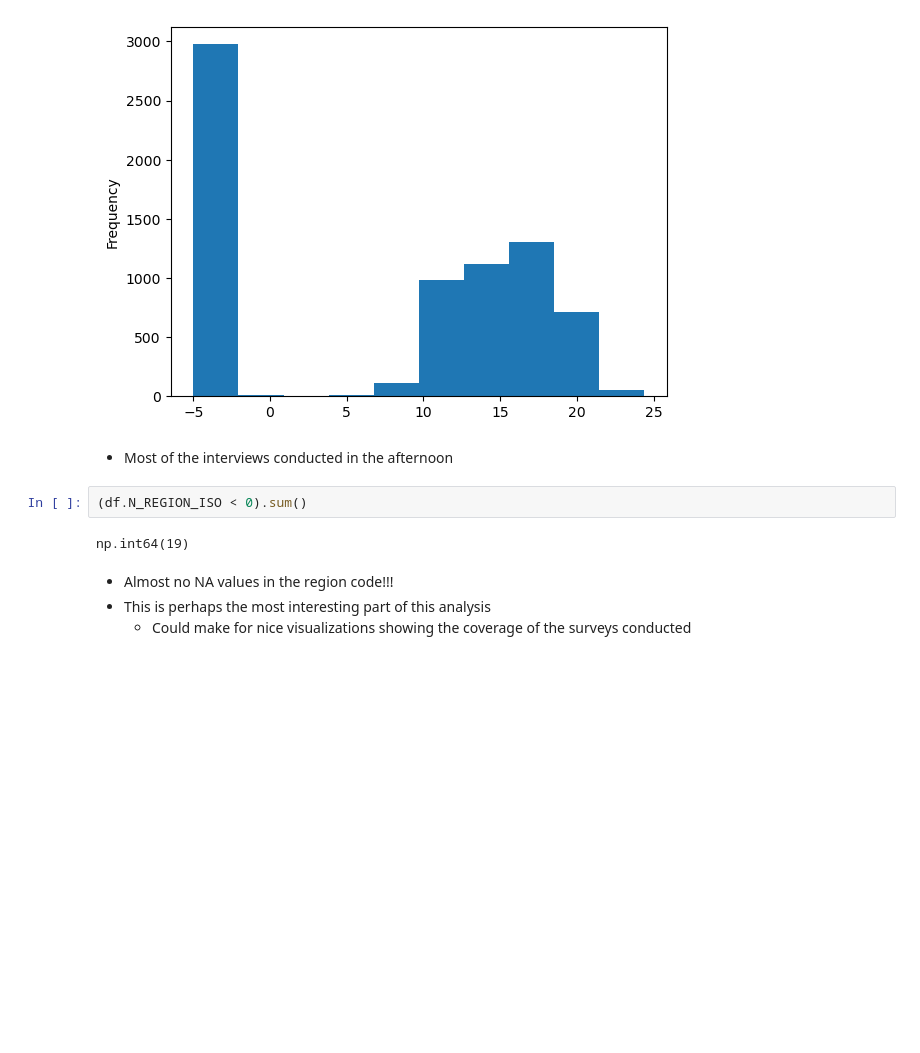
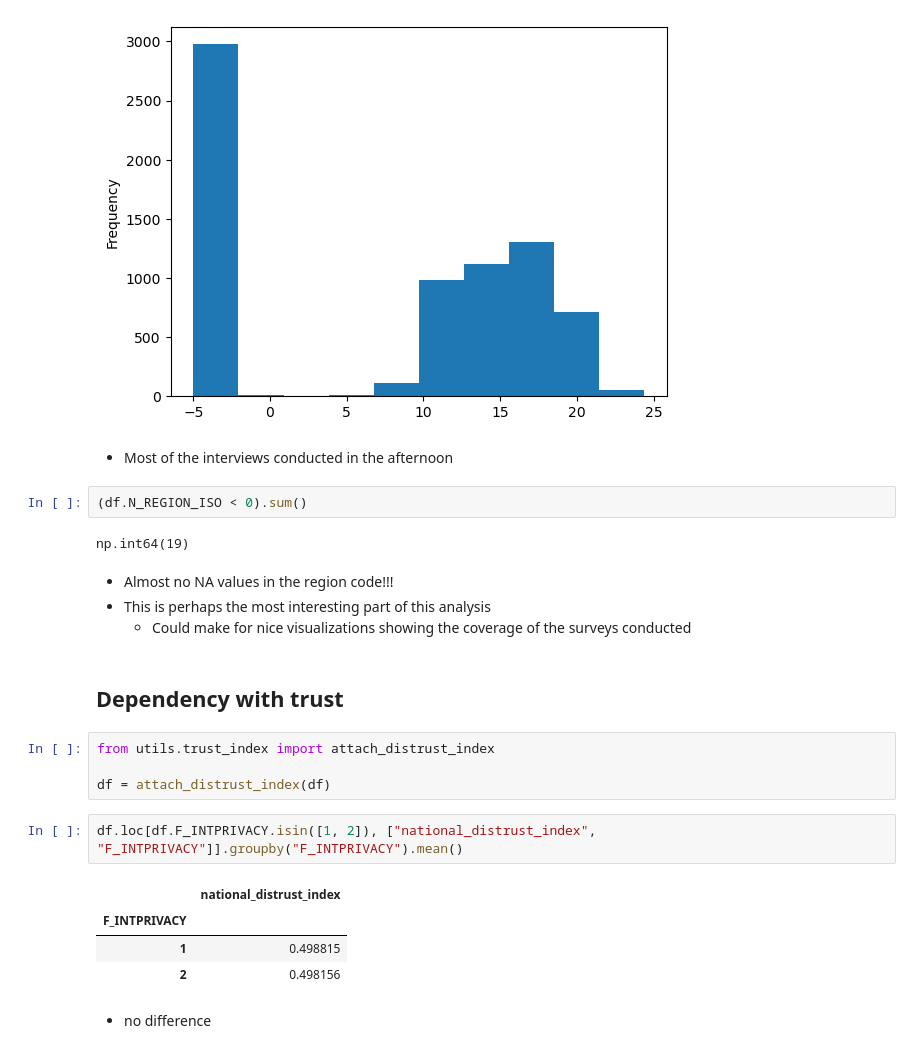
Before and after one commit to ekaba007/world_value, a Jupyter notebook: analysis/interviewer_observations.ipynb, the cells around one changed output. Cells and saved outputs as stored; diff of their text form; blank space fills up the shorter version.

```diff
--- a/analysis/interviewer_observations.ipynb
+++ b/analysis/interviewer_observations.ipynb
@@ -125,3 +139,18 @@ np.int64(19)
 - Almost no NA values in the region code!!!
 - This is perhaps the most interesting part of this analysis
   -  Could make for nice visualizations showing the coverage of the surveys conducted
+# %% [markdown]
+## Dependency with trust
+# %%
+from utils.trust_index import attach_distrust_index
+
+df = attach_distrust_index(df)
+# %%
+df.loc[df.F_INTPRIVACY.isin([1, 2]), ["national_distrust_index", "F_INTPRIVACY"]].groupby("F_INTPRIVACY").mean()
+# %% [output]
+|  | national_distrust_index |
+| F_INTPRIVACY |  |
+| 1 | 0.498815 |
+| 2 | 0.498156 |
+# %% [markdown]
+- no difference
```
Also changed, not shown: parts of 4 cells of this notebook.
